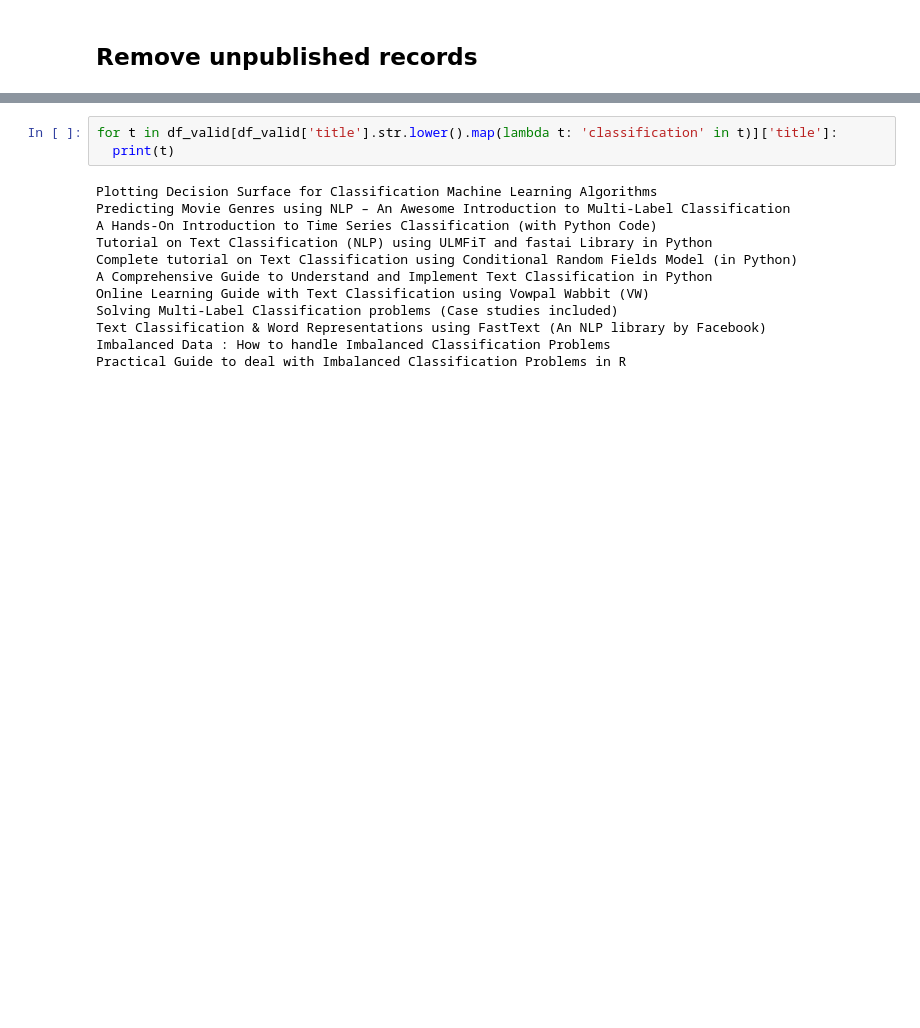
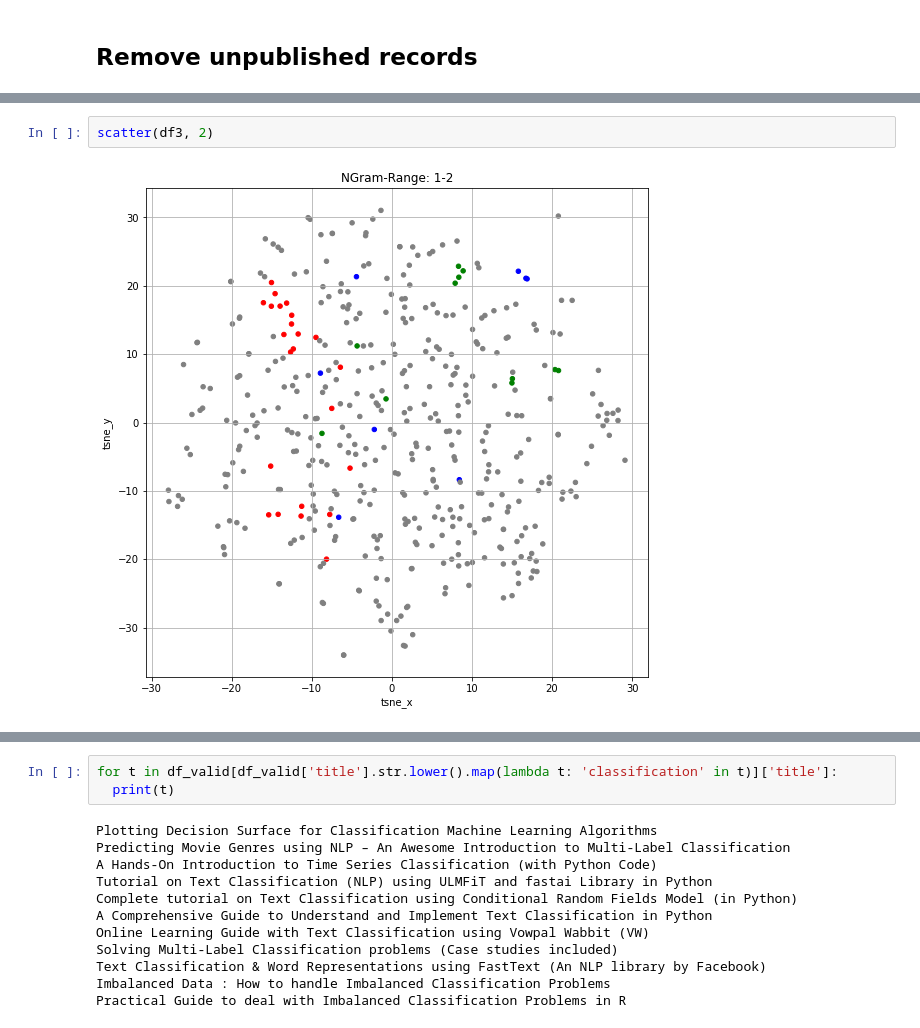
Before and after one commit to sanjaydasgupta/data-mining-of-website-articles, a Jupyter notebook: ml-blogs-eda.ipynb, the cells around one changed output, grey strips where cells are left out. Saved outputs shown, nothing was run; the diff lists cells and outputs as text; blank space fills up the shorter version.

```diff
--- a/ml-blogs-eda.ipynb
+++ b/ml-blogs-eda.ipynb
@@ -35,0 +61,4 @@ ax = df621.plot(kind='scatter', x='tsne_x', y='tsne_y', figsize=(9, 9), grid=Tru
+# %%
+scatter(df3, 2)
+# %% [output]
+[figure, added]
```
Also changed, not shown: parts of 18 cells of this notebook.
